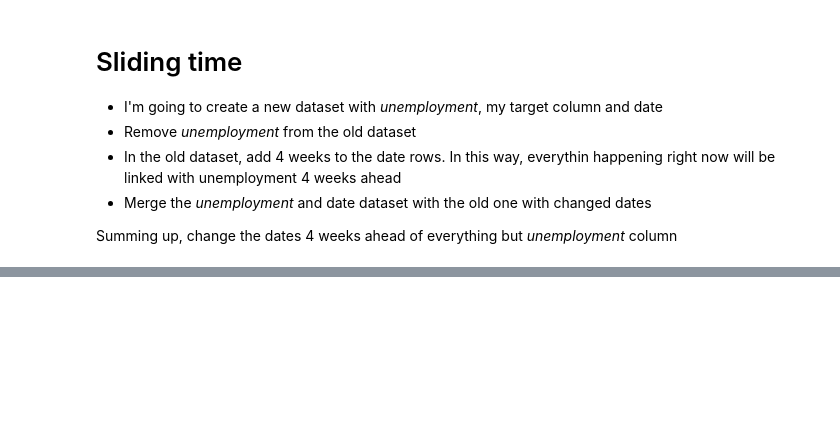
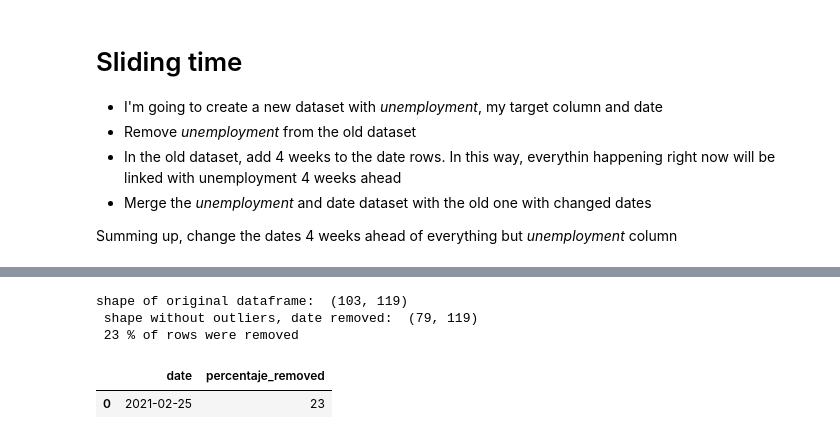
Before and after one commit to albertovpd/automated_ML_regression, a Jupyter notebook: explanation_gathering_data.ipynb, the cells around one changed output, grey strips where cells are left out. Cells and saved outputs as stored; diff of their text form; code cells hidden in the pictures; blank space fills up the shorter version.

```diff
--- a/explanation_gathering_data.ipynb
+++ b/explanation_gathering_data.ipynb
@@ -535,0 +531,22 @@ asdfasdf
+# %%
+print("shape of original dataframe: ", df_outliers.shape,
+     "\n",
+     "shape without outliers, date removed: ",df_without_outliers.shape,
+     "\n",
+     percentaje, "% of rows were removed")
+# %% [output]
+shape of original dataframe:  (103, 119)
+ shape without outliers, date removed:  (79, 119)
+ 23 % of rows were removed
+# %%
+# for dashboarding
+today=datetime.now().date()
+cleaning_results= pd.DataFrame({"date":[today],
+                                #"initial_rows":[df_final.shape[0]],
+                               #"final_rows":[df_clean.shape[0]],
+                               "percentaje_removed":[percentaje]})
+cleaning_results.to_csv("./tmp/cleaning_results.csv")
+cleaning_results
+# %% [output]
+|  | date | percentaje_removed |
+| 0 | 2021-02-25 | 23 |
```
Also changed, not shown: parts of 44 cells of this notebook.
